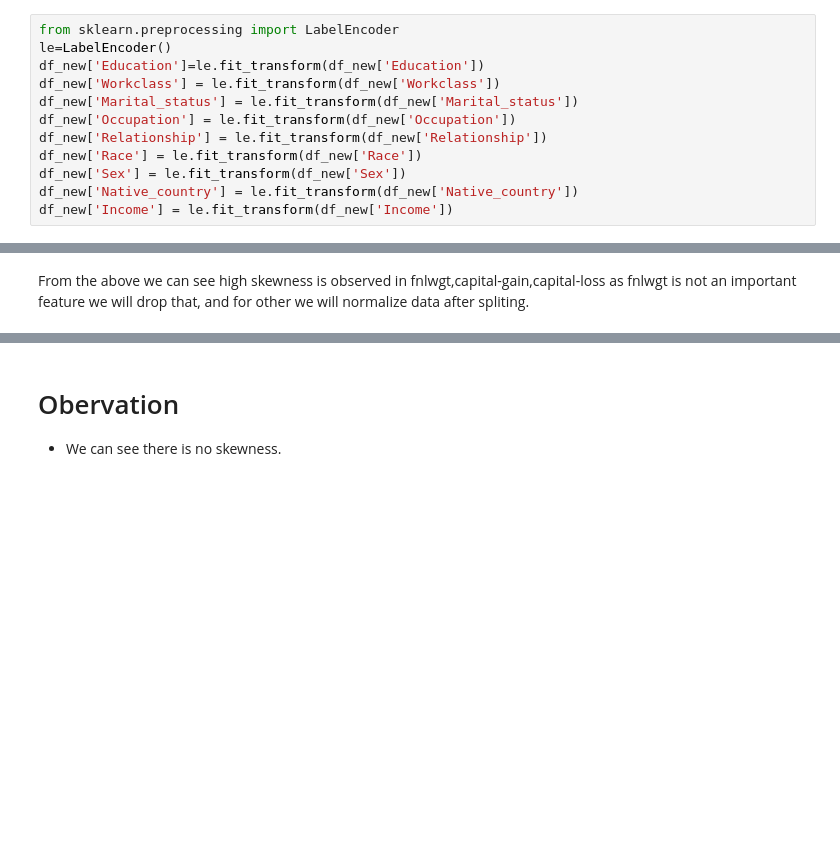
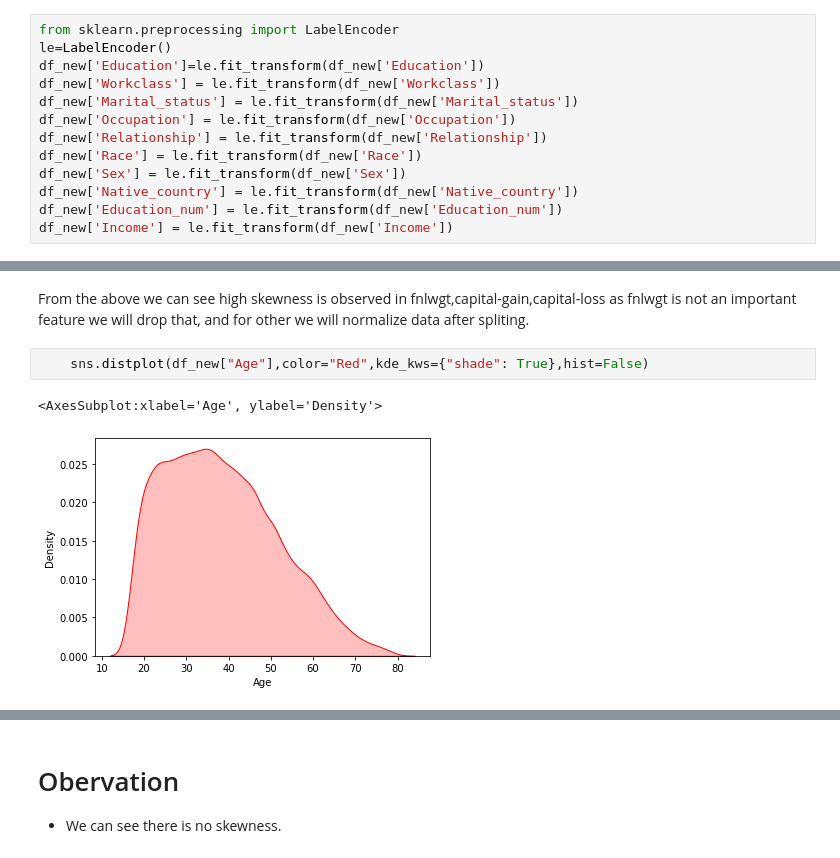
Before and after one commit to Amitpawar007/Data-Science-Project, a Jupyter notebook: Census Income Project.ipynb, the cells around one changed output, grey strips where cells are left out. Saved outputs shown, nothing was run; the diff lists cells and outputs as text; blank space fills up the shorter version.

```diff
--- a/Census Income Project.ipynb
+++ b/Census Income Project.ipynb
@@ -744,6 +646,7 @@ df_new['Relationship'] = le.fit_transform(df_new['Relationship'])
 df_new['Race'] = le.fit_transform(df_new['Race'])
 df_new['Sex'] = le.fit_transform(df_new['Sex'])
 df_new['Native_country'] = le.fit_transform(df_new['Native_country'])
+df_new['Education_num'] = le.fit_transform(df_new['Education_num'])
 df_new['Income'] = le.fit_transform(df_new['Income'])
 # %%
 df_new
@@ -757,3 +701,8 @@ df_new.skew()
 # %% [markdown]
 From the above we can see high skewness is observed in fnlwgt,capital-gain,capital-loss as fnlwgt is not an important feature we will drop that, and for other we will normalize data after spliting.
+# %%
+    sns.distplot(df_new["Age"],color="Red",kde_kws={"shade": True},hist=False)
+# %% [output]
+<AxesSubplot:xlabel='Age', ylabel='Density'>
+[figure, added]
 # %%
```
Also changed, not shown: parts of 145 cells of this notebook.
